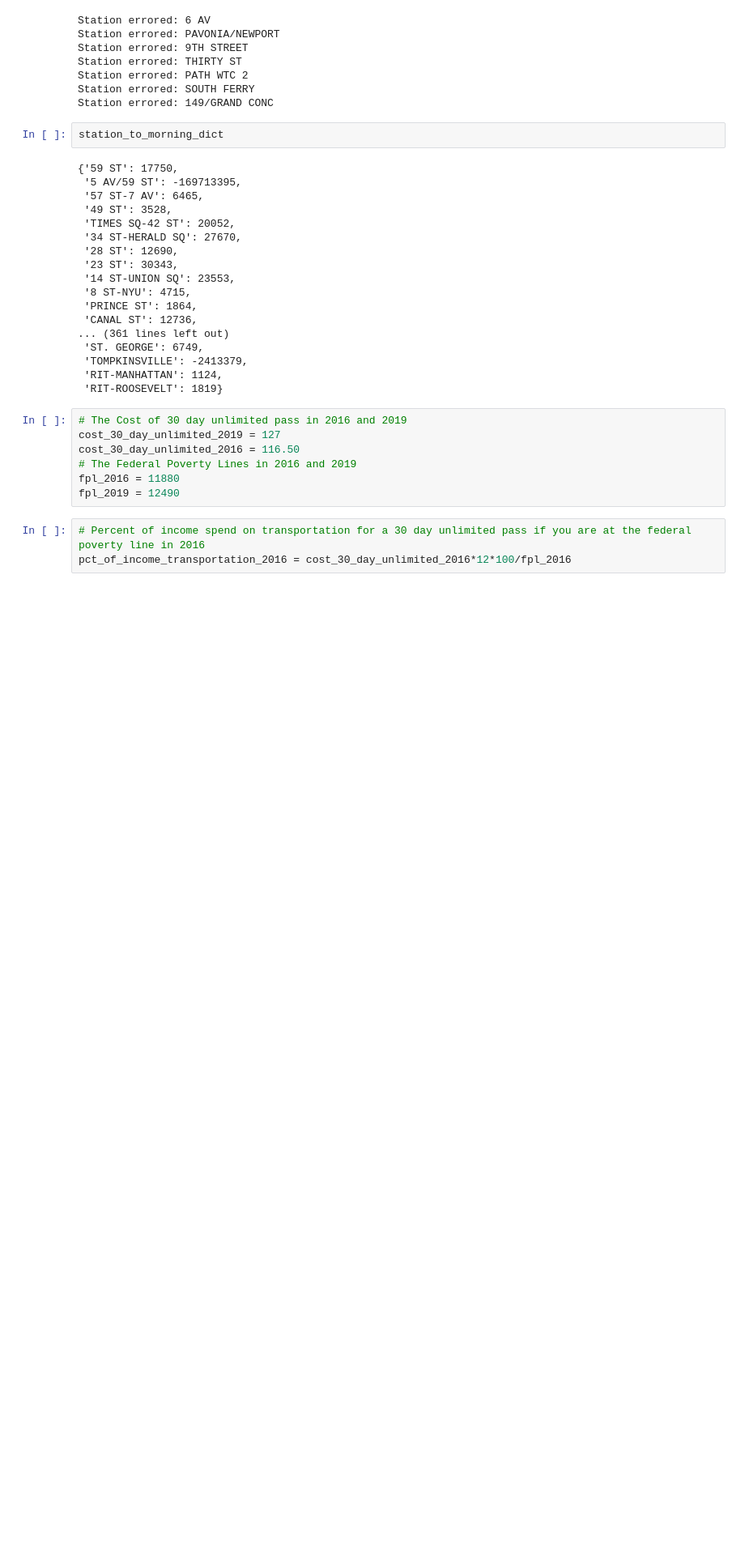
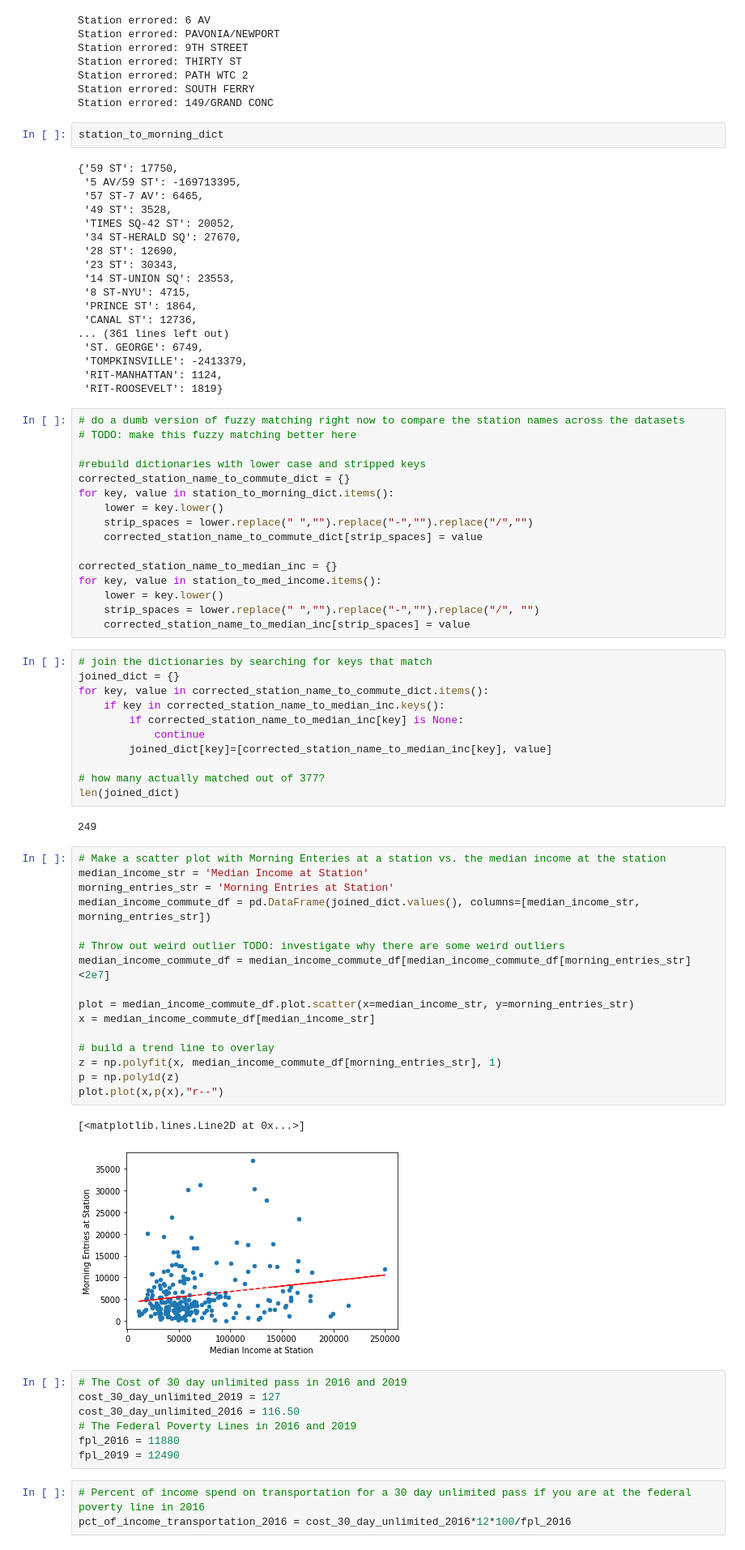
Before and after one commit to ilica/fairfares, a Jupyter notebook: DraftDataAnalysis.ipynb, the cells around one changed output. Shown at 81% size. Drawn from its saved outputs; the diff is of its cells as text; blank space fills up the shorter version.

Commit message:
made scatter plot for med inc cs. morning estimate

```diff
--- a/DraftDataAnalysis.ipynb
+++ b/DraftDataAnalysis.ipynb
@@ -174,6 +174,54 @@ station_to_morning_dict
  'TOMPKINSVILLE': -2413379,
  'RIT-MANHATTAN': 1124,
  'RIT-ROOSEVELT': 1819}
+# %%
+# do a dumb version of fuzzy matching right now to compare the station names across the datasets
+# TODO: make this fuzzy matching better here
+
+#rebuild dictionaries with lower case and stripped keys
+corrected_station_name_to_commute_dict = {}
+for key, value in station_to_morning_dict.items():
+    lower = key.lower()
+    strip_spaces = lower.replace(" ","").replace("-","").replace("/","")
+    corrected_station_name_to_commute_dict[strip_spaces] = value
+
+corrected_station_name_to_median_inc = {}
+for key, value in station_to_med_income.items():
+    lower = key.lower()
+    strip_spaces = lower.replace(" ","").replace("-","").replace("/", "")
+    corrected_station_name_to_median_inc[strip_spaces] = value
+# %%
+# join the dictionaries by searching for keys that match
+joined_dict = {}
+for key, value in corrected_station_name_to_commute_dict.items():
+    if key in corrected_station_name_to_median_inc.keys():
+        if corrected_station_name_to_median_inc[key] is None:
+            continue
+        joined_dict[key]=[corrected_station_name_to_median_inc[key], value]
+
+# how many actually matched out of 377?
+len(joined_dict)
+# %% [output]
+249
+# %%
+# Make a scatter plot with Morning Enteries at a station vs. the median income at the station
+median_income_str = 'Median Income at Station'
+morning_entries_str = 'Morning Entries at Station'
+median_income_commute_df = pd.DataFrame(joined_dict.values(), columns=[median_income_str, morning_entries_str])
+
+# Throw out weird outlier TODO: investigate why there are some weird outliers
+median_income_commute_df = median_income_commute_df[median_income_commute_df[morning_entries_str]<2e7]
+
+plot = median_income_commute_df.plot.scatter(x=median_income_str, y=morning_entries_str)
+x = median_income_commute_df[median_income_str]
+
+# build a trend line to overlay
+z = np.polyfit(x, median_income_commute_df[morning_entries_str], 1)
+p = np.poly1d(z)
+plot.plot(x,p(x),"r--")
+# %% [output]
+[<matplotlib.lines.Line2D at 0x...>]
+[figure, added]
 # %%
 # The Cost of 30 day unlimited pass in 2016 and 2019
 cost_30_day_unlimited_2019 = 127
```
Also changed, not shown: parts of 1 cell of this notebook.
